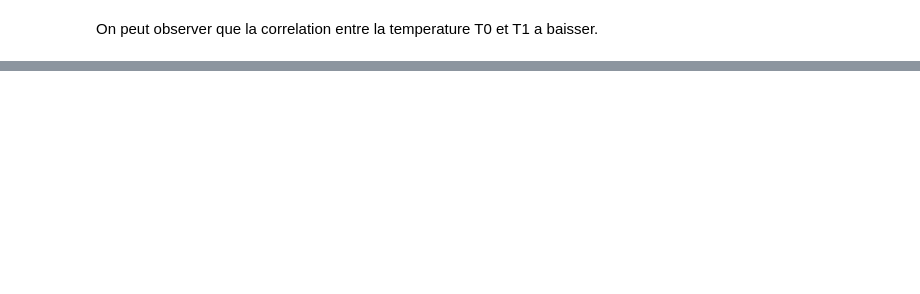
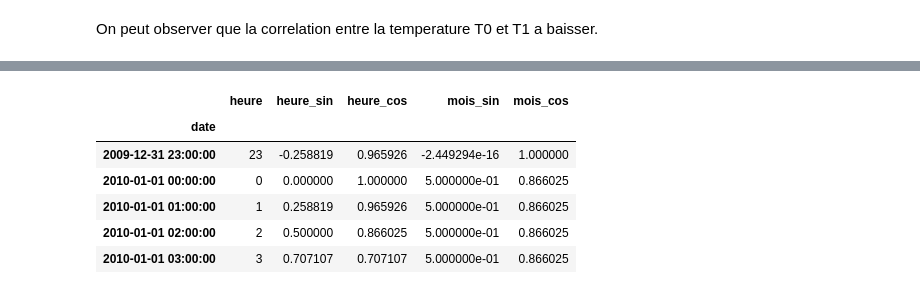
Before and after one commit to qevan91/Projet-fil-rouge-b3, a Jupyter notebook: main.ipynb, the cells around one changed output, grey strips where cells are left out. Saved outputs shown, nothing was run; the diff lists cells and outputs as text; code cells hidden in the pictures; blank space fills up the shorter version.

```diff
--- a/main.ipynb
+++ b/main.ipynb
@@ -352,0 +469,25 @@ On peut observer que la correlation entre la temperature T0 et T1 a baisser.
+# %%
+if not isinstance(df.index, pd.DatetimeIndex):
+    df['date'] = pd.to_datetime(df['date'])
+    df.set_index('date', inplace=True)
+
+df['heure'] = df.index.hour
+df['jour_semaine'] = df.index.dayofweek
+df['mois'] = df.index.month
+df['jour_annee'] = df.index.dayofyear
+
+df['heure_sin'] = np.sin(2 * np.pi * df['heure'] / 24)
+df['heure_cos'] = np.cos(2 * np.pi * df['heure'] / 24)
+
+df['mois_sin'] = np.sin(2 * np.pi * df['mois'] / 12)
+df['mois_cos'] = np.cos(2 * np.pi * df['mois'] / 12)
+
+df[['heure', 'heure_sin', 'heure_cos', 'mois_sin', 'mois_cos']].head()
+# %% [output]
+|  | heure | heure_sin | heure_cos | mois_sin | mois_cos |
+| date |  |  |  |  |  |
+| 2009-12-31 23:00:00 | 23 | -0.258819 | 0.965926 | -2.449294e-16 | 1.000000 |
+| 2010-01-01 00:00:00 | 0 | 0.000000 | 1.000000 | 5.000000e-01 | 0.866025 |
+| 2010-01-01 01:00:00 | 1 | 0.258819 | 0.965926 | 5.000000e-01 | 0.866025 |
+| 2010-01-01 02:00:00 | 2 | 0.500000 | 0.866025 | 5.000000e-01 | 0.866025 |
+| 2010-01-01 03:00:00 | 3 | 0.707107 | 0.707107 | 5.000000e-01 | 0.866025 |
```
Also changed, not shown: parts of 20 cells of this notebook, 5 other files.
